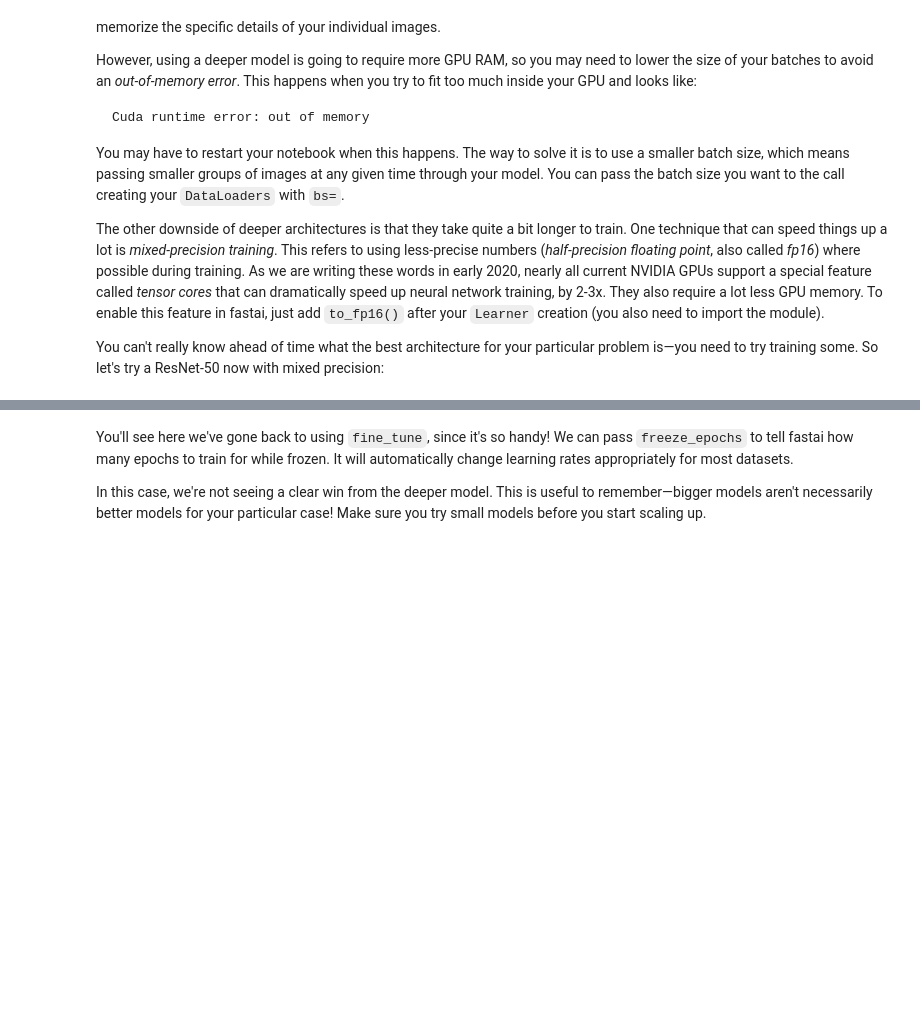
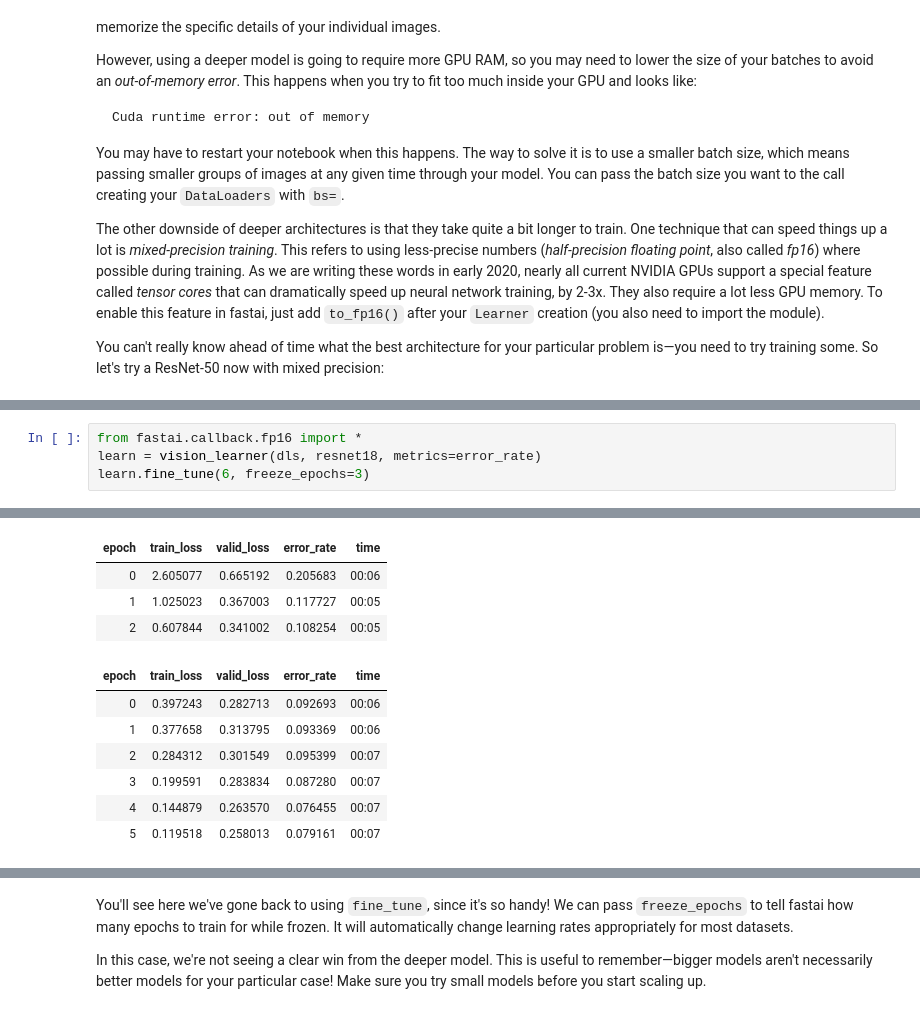
Before and after one commit to minheq/fastbook, a Jupyter notebook: 05_pet_breeds.ipynb, the cells around one changed output, grey strips where cells are left out. Drawn from its saved outputs; the diff is of its cells as text; blank space fills up the shorter version.

```diff
--- a/05_pet_breeds.ipynb
+++ b/05_pet_breeds.ipynb
@@ -886,0 +896,5 @@ Downloading: "https://download.pytorch.org/models/resnet50-0676ba61.pth" to C:\U
+# %%
+from fastai.callback.fp16 import *
+learn = vision_learner(dls, resnet18, metrics=error_rate)
+learn.fine_tune(6, freeze_epochs=3)
+# %% [output]
@@ -886,0 +902,11 @@ Downloading: "https://download.pytorch.org/models/resnet50-0676ba61.pth" to C:\U
+| epoch | train_loss | valid_loss | error_rate | time |
+| 0 | 2.605077 | 0.665192 | 0.205683 | 00:06 |
+| 1 | 1.025023 | 0.367003 | 0.117727 | 00:05 |
+| 2 | 0.607844 | 0.341002 | 0.108254 | 00:05 |
+| epoch | train_loss | valid_loss | error_rate | time |
+| 0 | 0.397243 | 0.282713 | 0.092693 | 00:06 |
+| 1 | 0.377658 | 0.313795 | 0.093369 | 00:06 |
+| 2 | 0.284312 | 0.301549 | 0.095399 | 00:07 |
+| 3 | 0.199591 | 0.283834 | 0.087280 | 00:07 |
+| 4 | 0.144879 | 0.263570 | 0.076455 | 00:07 |
+| 5 | 0.119518 | 0.258013 | 0.079161 | 00:07 |
```
Also changed, not shown: parts of 27 cells of this notebook.
